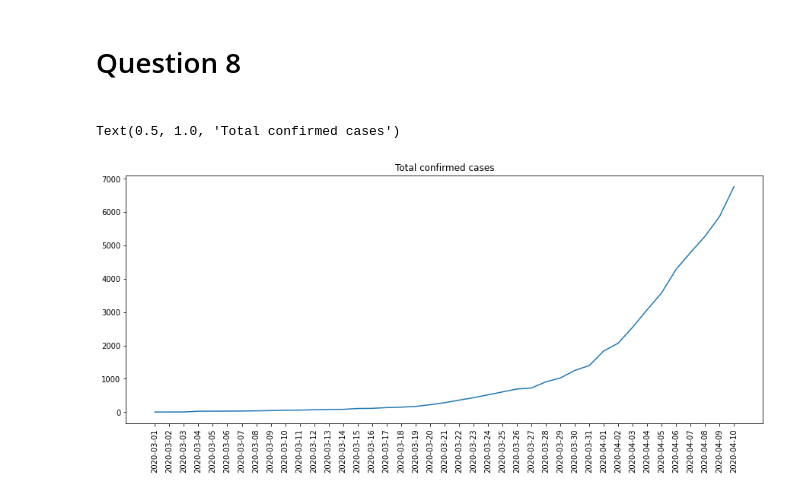
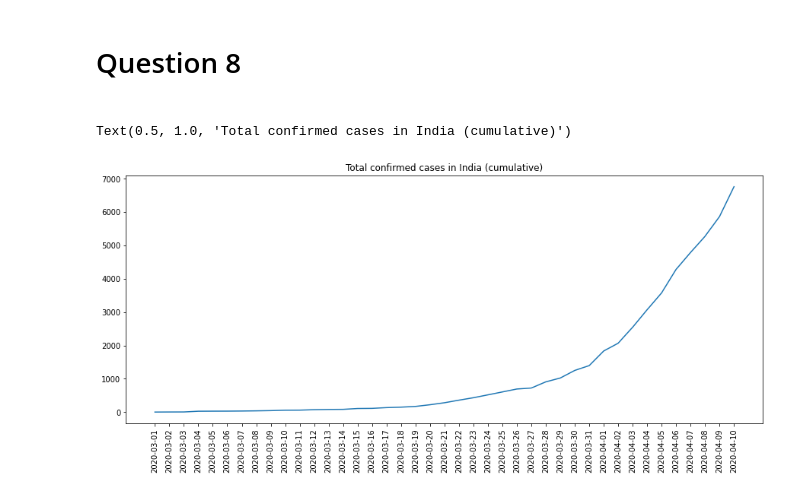
Before and after one commit to mew-two-github/CH5019_2020_GRP3, a Jupyter notebook: Question3/q3_latest.ipynb, the cells around one changed output. Drawn from its saved outputs; the diff is of its cells as text; code cells hidden in the pictures.

```diff
--- a/Question3/q3_latest.ipynb
+++ b/Question3/q3_latest.ipynb
@@ -229,12 +256,12 @@ for i in (hs1,hs2,hs3,hs4):
 # %%
 df9=df.loc[(df.Date>='2020-03-01') & (df.Date<='2020-04-10')]
 df9=df9.groupby(['Date'])['Confirmed'].sum()
 
 #plotting
 plt.figure(figsize=(15,6))
 plt.plot(df9.index,df9.values)
 plt.xticks(df9.index,rotation=90)
-plt.title('Total confirmed cases')
+plt.title('Total confirmed cases in India (cumulative)')
 # %% [output]
-Text(0.5, 1.0, 'Total confirmed cases')
+Text(0.5, 1.0, 'Total confirmed cases in India (cumulative)')
-[figure, old version]
+[figure, new version]
```
Also changed, not shown: parts of 17 cells of this notebook.
